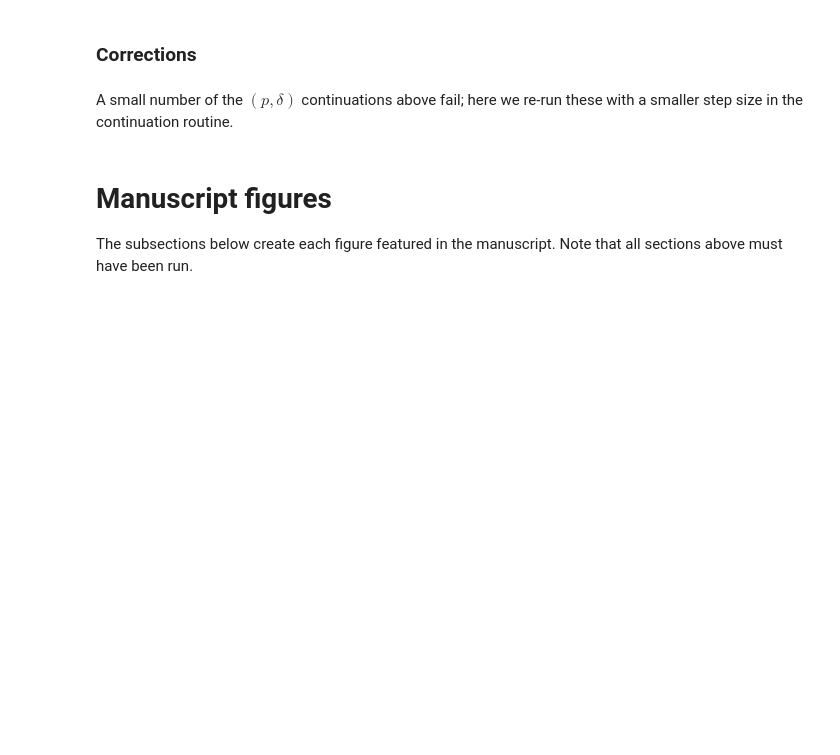
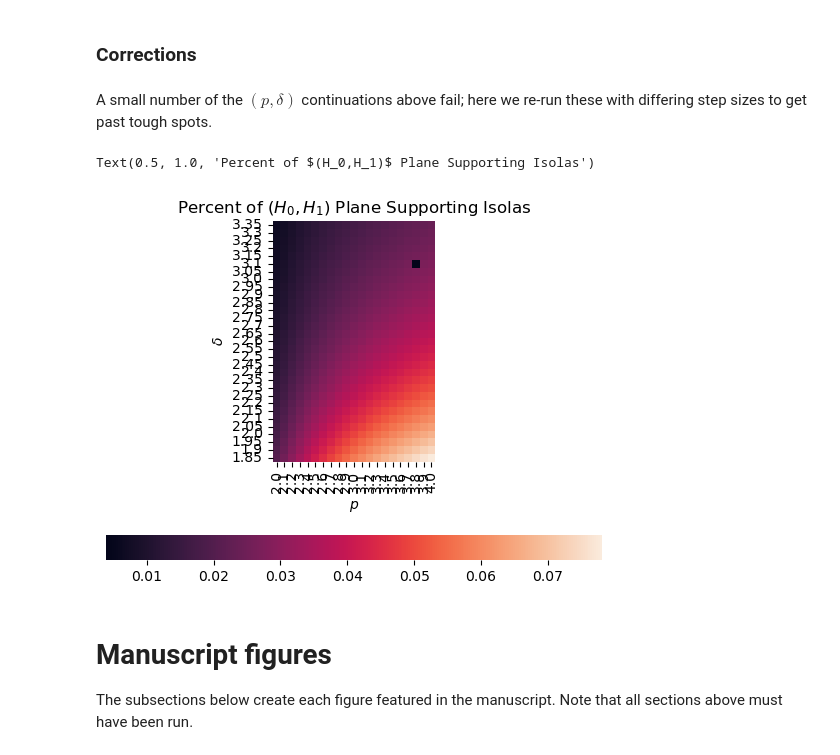
Before and after one commit to NathanKarst/Isolas, a Jupyter notebook: isola.ipynb, the cells around one changed output. Drawn from its saved outputs; the diff is of its cells as text; code cells hidden in the pictures; blank space fills up the shorter version.

```diff
--- a/isola.ipynb
+++ b/isola.ipynb
@@ -1167,8 +1152,11 @@ else:
     heat_map_continuations = {}
     heat_map_coexist = {}
     heat_map_area = {}
+    count = 0
     for key,init in heat_map_inits.items():
-        print(key,init)
+        count += 1
+        print(f'{np.round((count-1)/len(heat_map_inits)*100,2)}% complete...')
+        print(f'Working on ({key[0]},{key[1]}) <-> (R_2^0,R_5^0) = ({R20[key[0]]},{R50[key[1]]})')
 
         N.l[2] = R20[key[0]]
         N.l[5] = R50[key[1]]
@@ -1206,7 +1194,7 @@ else:
     heat_map_output['area'] = heat_map_area
     heat_map_output['coexist'] = heat_map_coexist
 
-    save_data(heat_map_output,'heat_map')
+    save_data(heat_map_output,'heat_map_r20_r50')
 # %%
 import seaborn as sns
 
@@ -1409,7 +1363,7 @@ plt.title(r'Percent of $(H_0,H_1)$ Plane Supporting Isolas')
 # %% [markdown]
 ### Corrections
 # %% [markdown]
-A small number of the $(p,\delta)$ continuations above fail; here we re-run these with a smaller step size in the continuation routine.
+A small number of the $(p,\delta)$ continuations above fail; here we re-run these with differing step sizes to get past tough spots.
 # %%
 filename = 'heat_map_p_delta_corrected'
 if data_exists(filename):
@@ -1441,6 +1395,8 @@ else:
     # In some cases, the continuer fails entirely. Here, we try again with a smaller step.
     I,J = np.where(np.isnan(A))
     for idx, i in enumerate(I):
+        print(f'{np.round((idx)/len(I)*100,2)}% complete...')
+        print(f'Working on {i,j} <-> (p,delta) = ({P[i]},{Delta[j]})')
         j = J[idx]
 
         N.pPlasma = P[i]
@@ -1466,13 +1422,21 @@ else:
         heat_map_coexist[(i,j)] = coexist
         heat_map_area[(i,j)] = A
 
+
+    A = np.zeros((len(P),len(Delta)))
+    X = np.zeros((len(P),len(Delta)))
+    for i,p in enumerate(P):
+        for j,delta in enumerate(Delta):
+            A[i,j] = heat_map_area[(i,j)]
+
+
     # In some cases, the continuer gets turned around and doubles back on itself,
     # resulting an an "area between the curves" that is approximately zero. Here, we fix these.
     reset_all_network_parameters()
     I,J = np.where(A < 5e-3)
     for idx, i in enumerate(I):
         print(f'{np.round((idx)/len(I)*100,2)}% complete...')
-        print(f'Working on ({i,j}) <-> (p,delta) = ({P[i]},{Delta[j]})')
+        print(f'Working on {i,j} <-> (p,delta) = ({P[i]},{Delta[j]})')
         j = J[idx]
 
         N.pPlasma = P[i]
@@ -1501,12 +1465,18 @@ else:
         except:
             continue
 
+    A = np.zeros((len(P),len(Delta)))
+    X = np.zeros((len(P),len(Delta)))
+    for i,p in enumerate(P):
+        for j,delta in enumerate(Delta):
+            A[i,j] = heat_map_area[(i,j)]
+
     # In some cases, a slightly larger step is necessary to get us past difficult turning points.
     reset_all_network_parameters()
-    I,J = np.where(A < 6e-3)
+    I,J = np.where(A < 1e-2)
     for idx, i in enumerate(I):
         print(f'{np.round((idx)/len(I)*100,2)}% complete...')
-        print(f'Working on ({i,j}) <-> (p,delta) = ({P[i]},{Delta[j]})')
+        print(f'Working on {i,j} <-> (p,delta) = ({P[i]},{Delta[j]})')
         j = J[idx]
         j = J[idx]
 
@@ -1537,6 +1507,8 @@ else:
         except:
             continue
 
+
+
     # And just a couple ultra-pesky cases to finally resolve...
     reset_all_network_parameters()
     I = [12,15]
@@ -1545,7 +1517,7 @@ else:
     for idx, i in enumerate(I):
         j = J[idx]
         print(f'{np.round((idx)/len(I)*100,2)}% complete...')
-        print(f'Working on ({i,j}) <-> (p,delta) = ({P[i]},{Delta[j]})')
+        print(f'Working on {i,j} <-> (p,delta) = ({P[i]},{Delta[j]})')
 
 
         N.pPlasma = P[i]
@@ -1564,33 +1536,36 @@ else:
 
             x = isola_center_continuation[:,-2]
             y = isola_center_continuation[:,-1]
 
             A = 0.5*np.abs(np.dot(x,np.roll(y,1))-np.dot(y,np.roll(x,1)))
             print(A)
             coexist = (np.max(y/x) > 1)*1.0
 
             heat_map_continuations[(i,j)] = isola_center_continuation
             heat_map_coexist[(i,j)] = coexist
             heat_map_area[(i,j)] = A
         except:
             continue
 
     save_data(heat_map_output,'heat_map_p_delta_corrected')
 
 import seaborn as sns
 A = np.zeros((len(P),len(Delta)))
 X = np.zeros((len(P),len(Delta)))
 for i,p in enumerate(P):
     for j,delta in enumerate(Delta):
         A[i,j] = heat_map_area[(i,j)]
         X[i,j] = heat_map_coexist[(i,j)]
 
 ax = sns.heatmap(A.T,xticklabels=np.round(P,2),yticklabels=np.round(Delta,2),
                  square=True,cbar_kws={"orientation": "horizontal",'pad':0.2})
 ax.invert_yaxis()
 plt.xlabel(r'$p$')
 plt.ylabel(r'$\delta$')
 plt.title(r'Percent of $(H_0,H_1)$ Plane Supporting Isolas')
+# %% [output]
+Text(0.5, 1.0, 'Percent of $(H_0,H_1)$ Plane Supporting Isolas')
+[figure, added]
 # %% [markdown]
 # Manuscript figures
 
```
Also changed, not shown: parts of 26 cells of this notebook.
